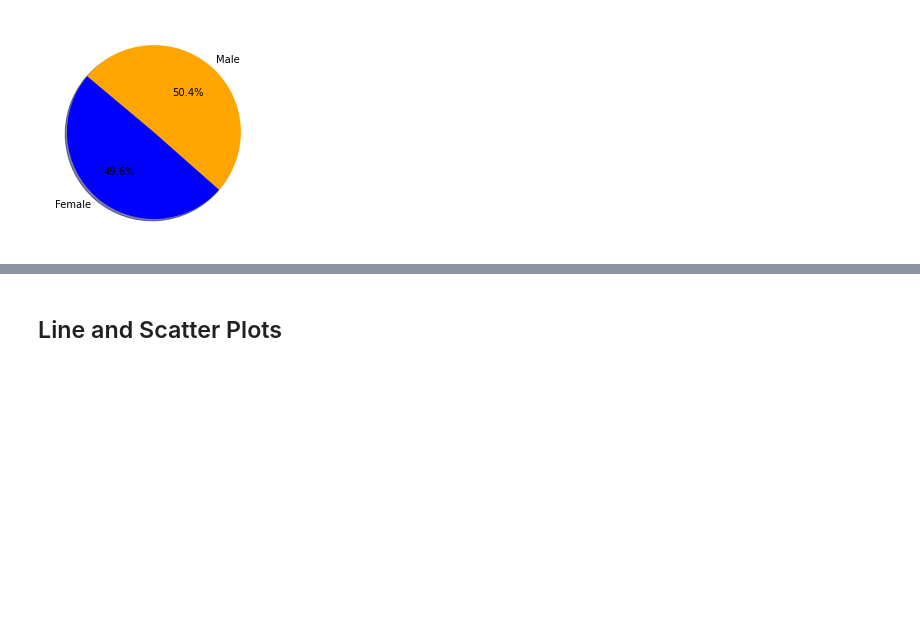
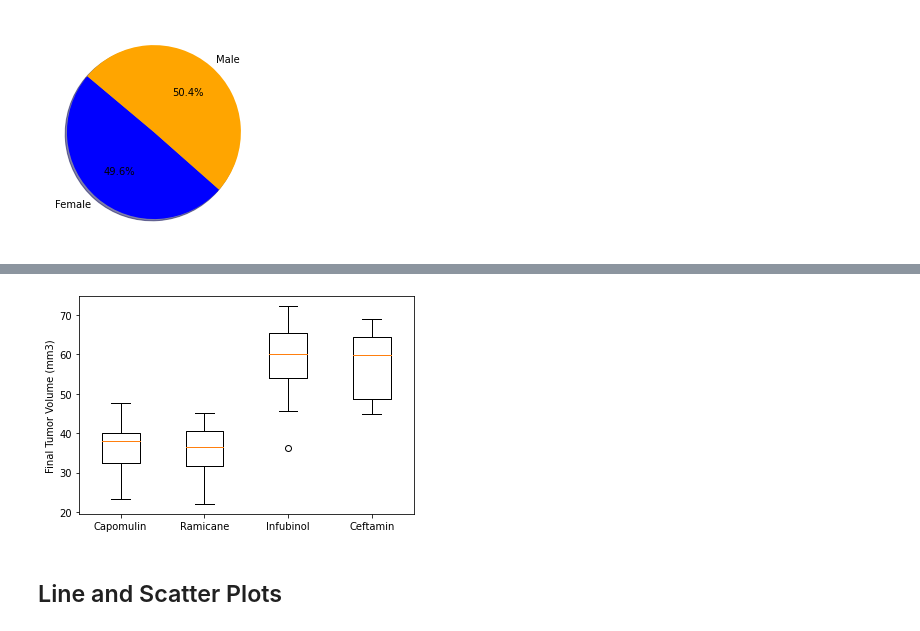
Before and after one commit to RBLevine/matplotlib-challenge, a Jupyter notebook: Pymaceuticals/pymaceuticals_starter.ipynb, the cells around one changed output, grey strips where cells are left out. Cells and saved outputs as stored; diff of their text form; code cells hidden in the pictures; blank space fills up the shorter version.

```diff
--- a/Pymaceuticals/pymaceuticals_starter.ipynb
+++ b/Pymaceuticals/pymaceuticals_starter.ipynb
@@ -266,3 +294,22 @@ tumorVolData=[]
+# %%
+# Generate a box plot of the final tumor volume of each mouse across four regimens of interest
+#get final tumor volume for each of the four regimens of interest
+capData_df=lastTimeVolume.loc[lastTimeVolume["Drug Regimen"]=="Capomulin"]
+capData=capData_df["Tumor Volume (mm3)"]
+ramData_df=lastTimeVolume.loc[lastTimeVolume["Drug Regimen"]=="Ramicane"]
+ramData=ramData_df["Tumor Volume (mm3)"]
+infData_df=lastTimeVolume.loc[lastTimeVolume["Drug Regimen"]=="Infubinol"]
+infData=infData_df["Tumor Volume (mm3)"]
+cefData_df=lastTimeVolume.loc[lastTimeVolume["Drug Regimen"]=="Ceftamin"]
+cefData=cefData_df["Tumor Volume (mm3)"]
+
+#box plot them
+fig1, ax1 = plt.subplots()
+ax1.set_ylabel('Final Tumor Volume (mm3)')
+ax1.boxplot([capData,ramData,infData,cefData],labels=treatments)
+plt.show()
+# %% [output]
+[figure, added]
 # %% [markdown]
 ## Line and Scatter Plots
 # %%
```
Also changed, not shown: parts of 5 cells of this notebook.
